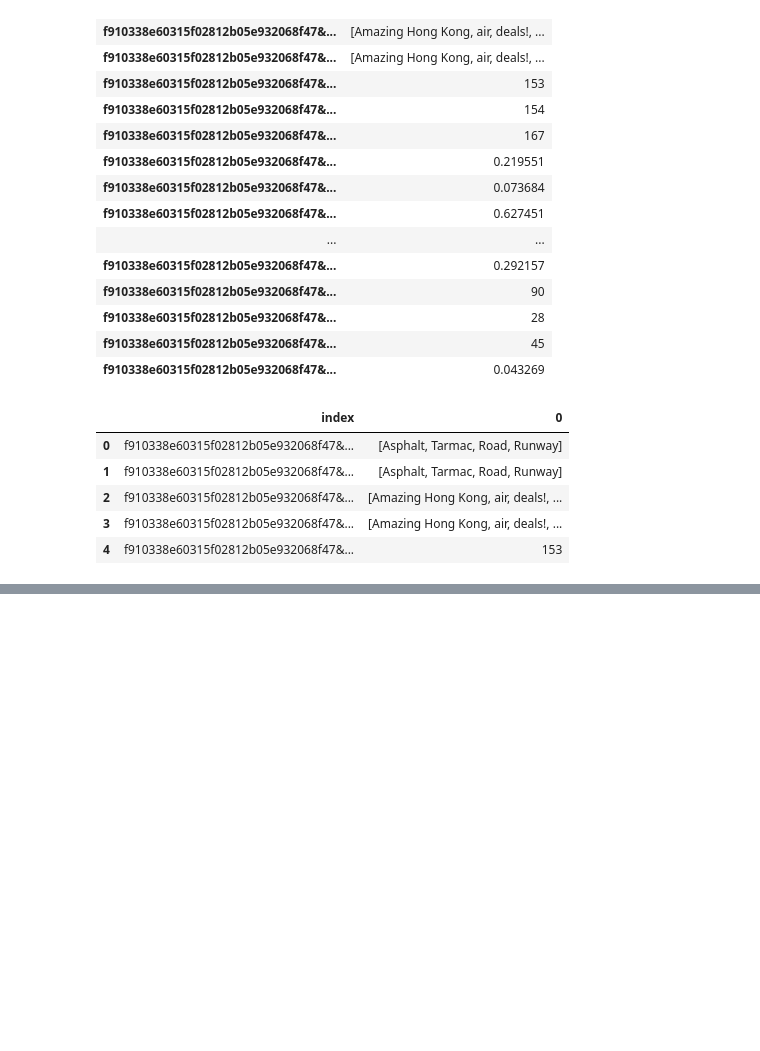
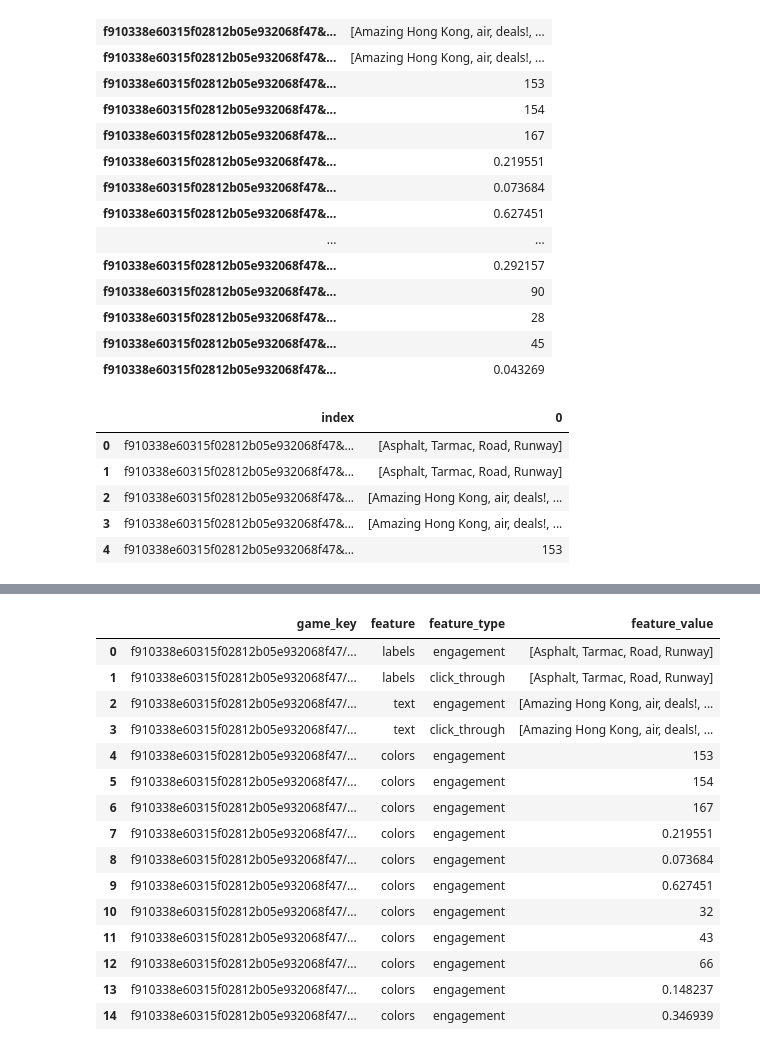
Before and after one commit to benbel376/end-to-end-ad-unit-data-MLOps-project, a Jupyter notebook: notebooks/explore.ipynb, the cells around one changed output, grey strips where cells are left out. Cells and saved outputs as stored; diff of their text form; code cells hidden in the pictures; blank space fills up the shorter version.

```diff
--- a/notebooks/explore.ipynb
+++ b/notebooks/explore.ipynb
@@ -156,0 +182,19 @@ restructure(df2).head(15)
+# %%
+final_data
+# %% [output]
+|  | game_key | feature | feature_type | feature_value |
+| 0 | f910338e60315f02812b05e932068f47/... | labels | engagement | [Asphalt, Tarmac, Road, Runway] |
+| 1 | f910338e60315f02812b05e932068f47/... | labels | click_through | [Asphalt, Tarmac, Road, Runway] |
+| 2 | f910338e60315f02812b05e932068f47/... | text | engagement | [Amazing Hong Kong, air, deals!, ... |
+| 3 | f910338e60315f02812b05e932068f47/... | text | click_through | [Amazing Hong Kong, air, deals!, ... |
+| 4 | f910338e60315f02812b05e932068f47/... | colors | engagement | 153 |
+| 5 | f910338e60315f02812b05e932068f47/... | colors | engagement | 154 |
+| 6 | f910338e60315f02812b05e932068f47/... | colors | engagement | 167 |
+| 7 | f910338e60315f02812b05e932068f47/... | colors | engagement | 0.219551 |
+| 8 | f910338e60315f02812b05e932068f47/... | colors | engagement | 0.073684 |
+| 9 | f910338e60315f02812b05e932068f47/... | colors | engagement | 0.627451 |
+| 10 | f910338e60315f02812b05e932068f47/... | colors | engagement | 32 |
+| 11 | f910338e60315f02812b05e932068f47/... | colors | engagement | 43 |
+| 12 | f910338e60315f02812b05e932068f47/... | colors | engagement | 66 |
+| 13 | f910338e60315f02812b05e932068f47/... | colors | engagement | 0.148237 |
+| 14 | f910338e60315f02812b05e932068f47/... | colors | engagement | 0.346939 |
```
Also changed, not shown: parts of 9 cells of this notebook, 7 other files.
